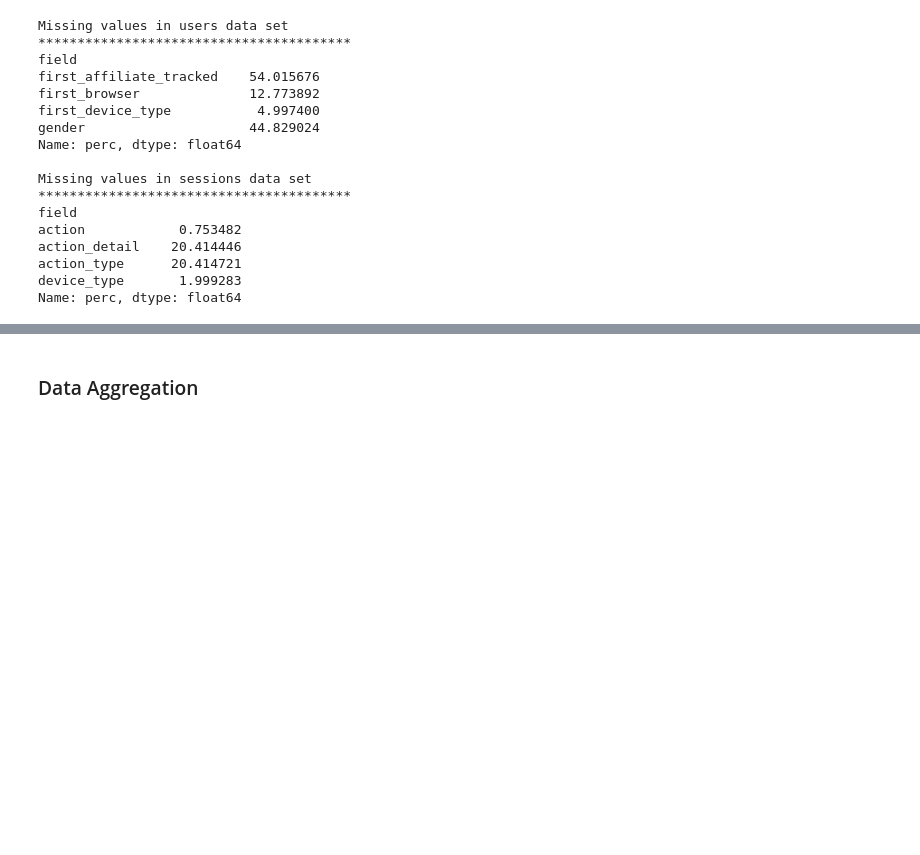
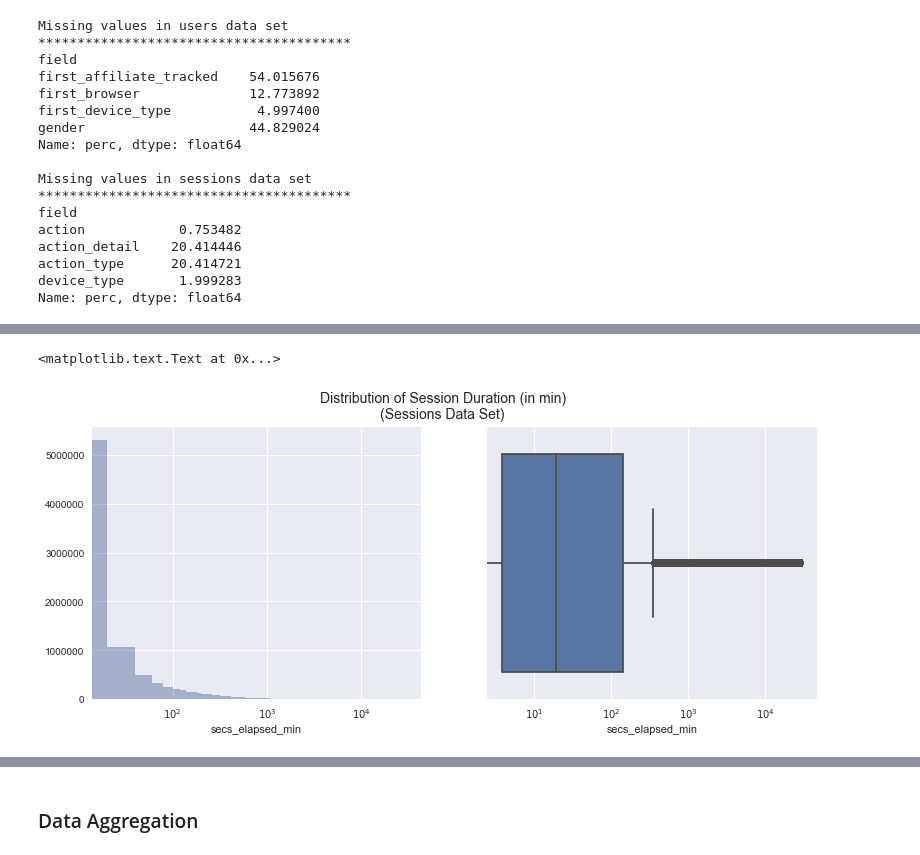
Before and after one commit to tommak/kaggleAirBnb, a Jupyter notebook: analysis/Report.ipynb, the cells around one changed output, grey strips where cells are left out. Drawn from its saved outputs; the diff is of its cells as text; code cells hidden in the pictures; blank space fills up the shorter version.

```diff
--- a/analysis/Report.ipynb
+++ b/analysis/Report.ipynb
@@ -166,0 +193,12 @@ Brief summary:
+# %%
+sessions["secs_elapsed_min"] = sessions.secs_elapsed / 60.
+keep = (sessions.secs_elapsed_min.notnull())
+fig, ax = plt.subplots(1,2, figsize=(13,5))
+ax[0].set_xscale('log')
+ax[1].set_xscale('log')
+sns.distplot(sessions[keep].secs_elapsed_min, ax=ax[0], bins=1500, kde=False, color= sns.xkcd_rgb["denim blue"])
+sns.boxplot('secs_elapsed_min', data=sessions[keep], ax=ax[1])
+fig.suptitle("Distribution of Session Duration (in min)\n(Sessions Data Set)\n", fontsize=14)
+# %% [output]
+<matplotlib.text.Text at 0x...>
+[figure, added]
```
Also changed, not shown: parts of 50 cells of this notebook, 3 other files.
